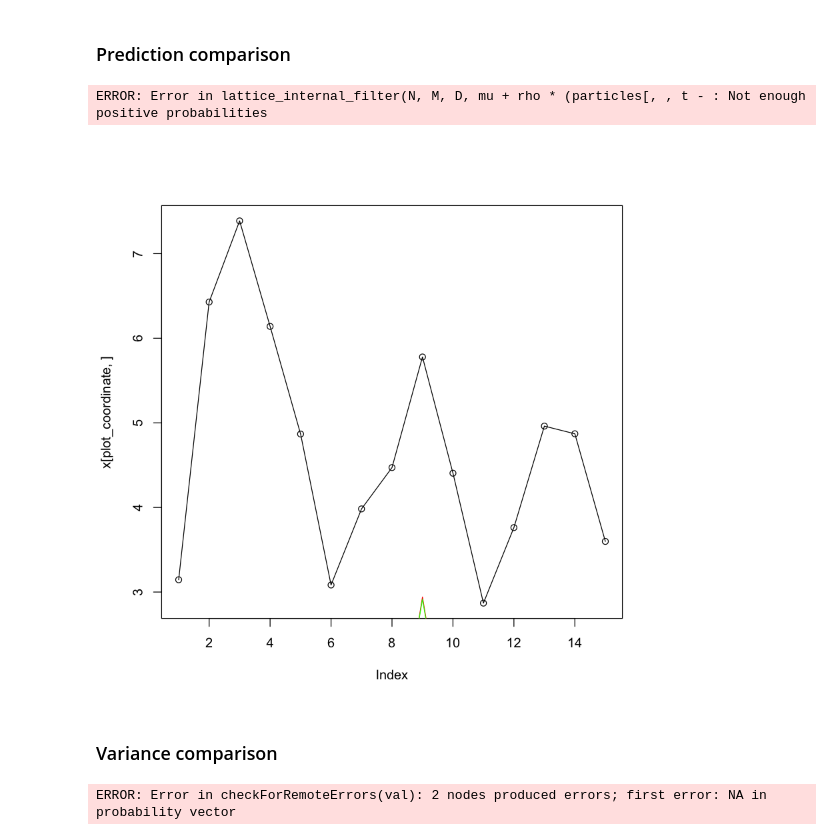
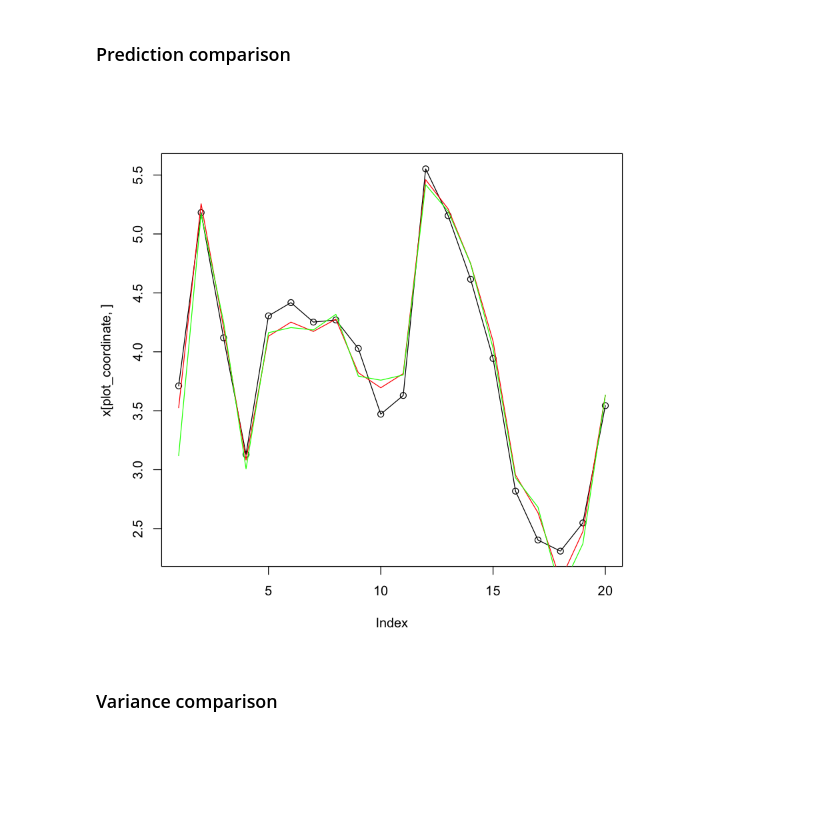
Before and after one commit to NicolasSchreuder/SMC_scripts, a Jupyter notebook: Lattice_Model/Lattice_Model.ipynb, the cells around one changed output. Saved outputs shown, nothing was run; the diff lists cells and outputs as text; code cells hidden in the pictures; blank space fills up the shorter version.

```diff
--- a/Lattice_Model/Lattice_Model.ipynb
+++ b/Lattice_Model/Lattice_Model.ipynb
@@ -14,14 +15,14 @@ set.seed(42)
 # %%
 # SMC parameters
-T_ <- 15 # time
+T_ <- 20 # time
 D <- 2 # dimension -> DxD square
-N <- 100 # number of external particles
-M <- 32 # number of internal particles
+N <- 25 # number of external particles
+M <- 16 # number of internal particles
 tau <- 1. # coordinates variance
 lambda <- 1. # coordinates correlation
 
 # AR(1) parameter
-mu = 2
+mu = 3
 rho = 0.9
 # %%
 # Covariance matrix design
@@ -33,19 +34,19 @@ for(n in 1:D){
     # (n,k) gives n*D + k position in vector
     vector_index <- (n-1)*D + k
     if (n > 1){ # upper neighbour
-      S_inv[vector_index, vector_index - D] <- -lambda
+      S_inv[vector_index, vector_index - D] <- (-lambda)
       nb_neighbours = nb_neighbours + 1
     }
     if (n < D){ # lower neighbour
-      S_inv[vector_index, vector_index + D] <- -lambda
+      S_inv[vector_index, vector_index + D] <- (-lambda)
       nb_neighbours = nb_neighbours + 1
     }
     if(k > 1){ # left neighbour
-      S_inv[vector_index, vector_index - 1 ] <- -lambda
+      S_inv[vector_index, vector_index - 1 ] <- (-lambda)
       nb_neighbours = nb_neighbours + 1
     }
     if (k < D){ # right neighbour
-      S_inv[vector_index, vector_index + 1] <- -lambda
+      S_inv[vector_index, vector_index + 1] <- (-lambda)
       nb_neighbours = nb_neighbours + 1
     }
     S_inv[vector_index, vector_index] = tau + 2*nb_neighbours*lambda
@@ -53,7 +54,8 @@ for(n in 1:D){
 }
 
 S <- solve(S_inv) # covariance matrix
-S <- 10*S # arbitrary calibration
+
+S <- 3*S # arbitrary calibration
 # %%
 # Trajectory simulation
 x <- matrix(0, D**2, T_)
@@ -78,33 +80,29 @@ particles <- lattice_filter(y, N, M, D, T_, mu, rho, S, QMC=FALSE)
 
 #### NSMC with QMC
 particles_QMC <- lattice_filter(y, N, M, D, T_, mu, rho, S, QMC=TRUE)
-# %% [output]
-ERROR: Error in lattice_internal_filter(N, M, D, mu + rho * (particles[, , t - : Not enough positive probabilities
 # %%
-plot_coordinate  = 1
+plot_coordinate  = 4
 
 plot(x[plot_coordinate, ])
 lines(x[plot_coordinate, ])
 lines(apply(particles[, plot_coordinate, 1:T_], 2, mean), col='red')
 lines(apply(particles_QMC[, plot_coordinate, 1:T_], 2, mean), col='green')
 # %% [output]
-[figure, old version]
+[figure, new version]
 # %% [markdown]
 ### Variance comparison
 # %%
 var = array(0, T_)
 var_QMC = array(0, T_)
 
-nb_filters <- 2
+nb_filters <- 20
 
 cl <- makeCluster(2)
-clusterExport(cl=cl, varlist=c("x", "y", "N", "M", "D", "T_", "mu", "rho", "S",
+clusterExport(cl=cl, varlist=c("y", "N", "M", "D", "T_", "mu", "rho", "S",
                                "lattice_filter", "mvrnorm",
                                "observation_lh", "lattice_internal_filter",
                                "lattice_internal_filter_QMC"))
 var <- apply(parSapply(cl, 1:nb_filters, lattice_filter_replicate), 1, var)
 var_QMC <- apply(parSapply(cl, 1:nb_filters, lattice_filter_QMC_replicate), 1, var)
 stopCluster(cl)
-# %% [output]
-ERROR: Error in checkForRemoteErrors(val): 2 nodes produced errors; first error: NA in probability vector
 # %%
```
Also changed, not shown: parts of 3 cells of this notebook, 18 other files.
